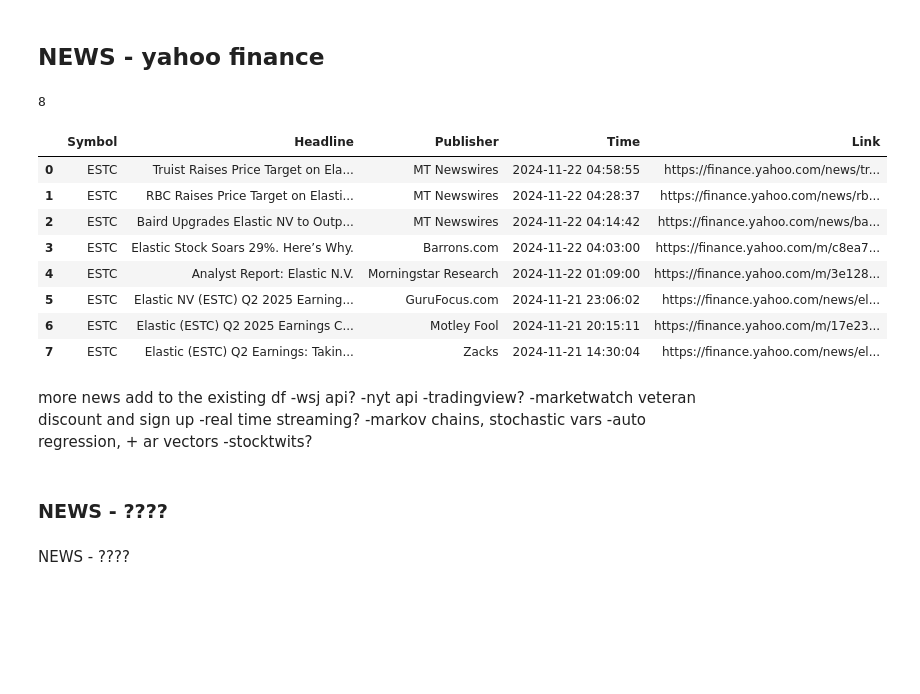
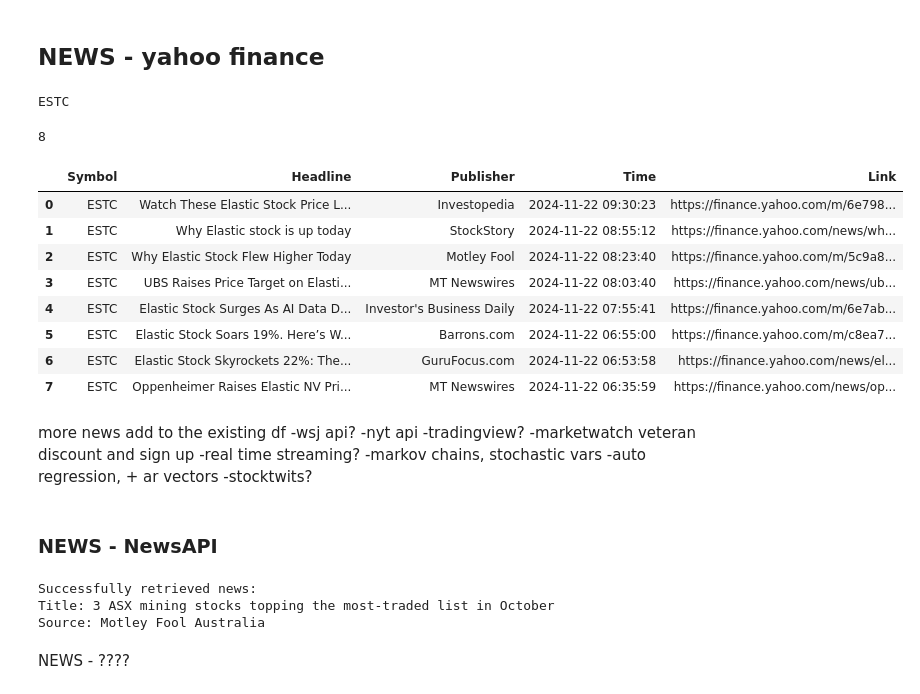
Before and after one commit to sudz4/sps, a Jupyter notebook: x_pre_market_gap_up_screener/main_dev_pmgus.ipynb, the cells around one changed output. Cells and saved outputs as stored; diff of their text form; code cells hidden in the pictures; blank space fills up the shorter version.

```diff
--- a/x_pre_market_gap_up_screener/main_dev_pmgus.ipynb
+++ b/x_pre_market_gap_up_screener/main_dev_pmgus.ipynb
@@ -504,6 +478,17 @@ Index(['Symbol', 'Description', 'Exchange', 'Index', 'Sector',
       dtype='object')
 # %% [markdown]
 ## NEWS - yahoo finance
+# %%
+# Retrieve the first Symbol from the pmgus_sl_df DataFrame
+the_stock_str = pmgus_sl_df['Symbol'].iloc[0]
+
+# Ensure it is a string
+the_stock_str = str(the_stock_str)
+
+# Print the result
+print(the_stock_str)
+# %% [output]
+ESTC
 # %%
 # augment with yahoo finance data
 def get_stock_news_df(ticker_symbol, hours_lookback=24):
@@ -546,29 +531,29 @@ def get_stock_news_df(ticker_symbol, hours_lookback=24):
         })
 
     # Create DataFrame
-    news_df = pd.DataFrame(articles)
+    yf_news_df = pd.DataFrame(articles)
 
     # Sort by time, most recent first
-    news_df = news_df.sort_values('Time', ascending=False)
+    yf_news_df = yf_news_df.sort_values('Time', ascending=False)
 
-    return news_df
-
-# EXECUTE stock news
-yahoo_news_df = get_stock_news_df(target_ticker_str)
-
-print(len(yahoo_news_df))
-display(yahoo_news_df)
+    return yf_news_df
-# %% [output]
-8
-|  | Symbol | Headline | Publisher | Time | Link |
-| 0 | ESTC | Truist Raises Price Target on Ela... | MT Newswires | 2024-11-22 04:58:55 | https://finance.yahoo.com/news/tr... |
-| 1 | ESTC | RBC Raises Price Target on Elasti... | MT Newswires | 2024-11-22 04:28:37 | https://finance.yahoo.com/news/rb... |
-| 2 | ESTC | Baird Upgrades Elastic NV to Outp... | MT Newswires | 2024-11-22 04:14:42 | https://finance.yahoo.com/news/ba... |
-| 3 | ESTC | Elastic Stock Soars 29%. Here’s Why. | Barrons.com | 2024-11-22 04:03:00 | https://finance.yahoo.com/m/c8ea7... |
-| 4 | ESTC | Analyst Report: Elastic N.V. | Morningstar Research | 2024-11-22 01:09:00 | https://finance.yahoo.com/m/3e128... |
-| 5 | ESTC | Elastic NV (ESTC) Q2 2025 Earning... | GuruFocus.com | 2024-11-21 23:06:02 | https://finance.yahoo.com/news/el... |
-| 6 | ESTC | Elastic (ESTC) Q2 2025 Earnings C... | Motley Fool | 2024-11-21 20:15:11 | https://finance.yahoo.com/m/17e23... |
-| 7 | ESTC | Elastic (ESTC) Q2 Earnings: Takin... | Zacks | 2024-11-21 14:30:04 | https://finance.yahoo.com/news/el... |
+# %%
+# EXECUTE stock news
+yahoo_news_df = get_stock_news_df(the_stock_str)
+
+print(len(yahoo_news_df))
+display(yahoo_news_df)
+# %% [output]
+8
+|  | Symbol | Headline | Publisher | Time | Link |
+| 0 | ESTC | Watch These Elastic Stock Price L... | Investopedia | 2024-11-22 09:30:23 | https://finance.yahoo.com/m/6e798... |
+| 1 | ESTC | Why Elastic stock is up today | StockStory | 2024-11-22 08:55:12 | https://finance.yahoo.com/news/wh... |
+| 2 | ESTC | Why Elastic Stock Flew Higher Today | Motley Fool | 2024-11-22 08:23:40 | https://finance.yahoo.com/m/5c9a8... |
+| 3 | ESTC | UBS Raises Price Target on Elasti... | MT Newswires | 2024-11-22 08:03:40 | https://finance.yahoo.com/news/ub... |
+| 4 | ESTC | Elastic Stock Surges As AI Data D... | Investor's Business Daily | 2024-11-22 07:55:41 | https://finance.yahoo.com/m/6e7ab... |
+| 5 | ESTC | Elastic Stock Soars 19%. Here’s W... | Barrons.com | 2024-11-22 06:55:00 | https://finance.yahoo.com/m/c8ea7... |
+| 6 | ESTC | Elastic Stock Skyrockets 22%: The... | GuruFocus.com | 2024-11-22 06:53:58 | https://finance.yahoo.com/news/el... |
+| 7 | ESTC | Oppenheimer Raises Elastic NV Pri... | MT Newswires | 2024-11-22 06:35:59 | https://finance.yahoo.com/news/op... |
 # %% [markdown]
 more news add to the existing df
 -wsj api?
@@ -580,4 +565,4 @@ more news add to the existing df
 -auto regression, + ar vectors
 -stocktwits?
 # %% [markdown]
-### NEWS - ????
+### NEWS - NewsAPI
@@ -584,3 +606,30 @@ more news add to the existing df
+# %%
+# Test the client
+try:
+    news_client = NewsAPIClient()
+
+    # Verify API key is loaded
+    if not news_client.api_key:
+        raise ValueError("API key not found in .env file. Please check your NewsAPI_KEY variable.")
+
+    # Test with a sample request
+    tesla_news = news_client.search_company_news('Tesla', days_back=1)
+
+    # Print first article to verify
+    if tesla_news.get('articles'):
+        article = tesla_news['articles'][0]
+        print("Successfully retrieved news:")
+        print(f"Title: {article['title']}")
+        print(f"Source: {article['source']['name']}")
+    else:
+        print("No articles found in the response")
+
+except Exception as e:
+    print(f"Error: {str(e)}")
+# %% [output]
+Successfully retrieved news:
+Title: 3 ASX mining stocks topping the most-traded list in October
+Source: Motley Fool Australia
 # %% [markdown]
 NEWS - ????
 # %%
```
Also changed, not shown: parts of 12 cells of this notebook, 1 other file.
